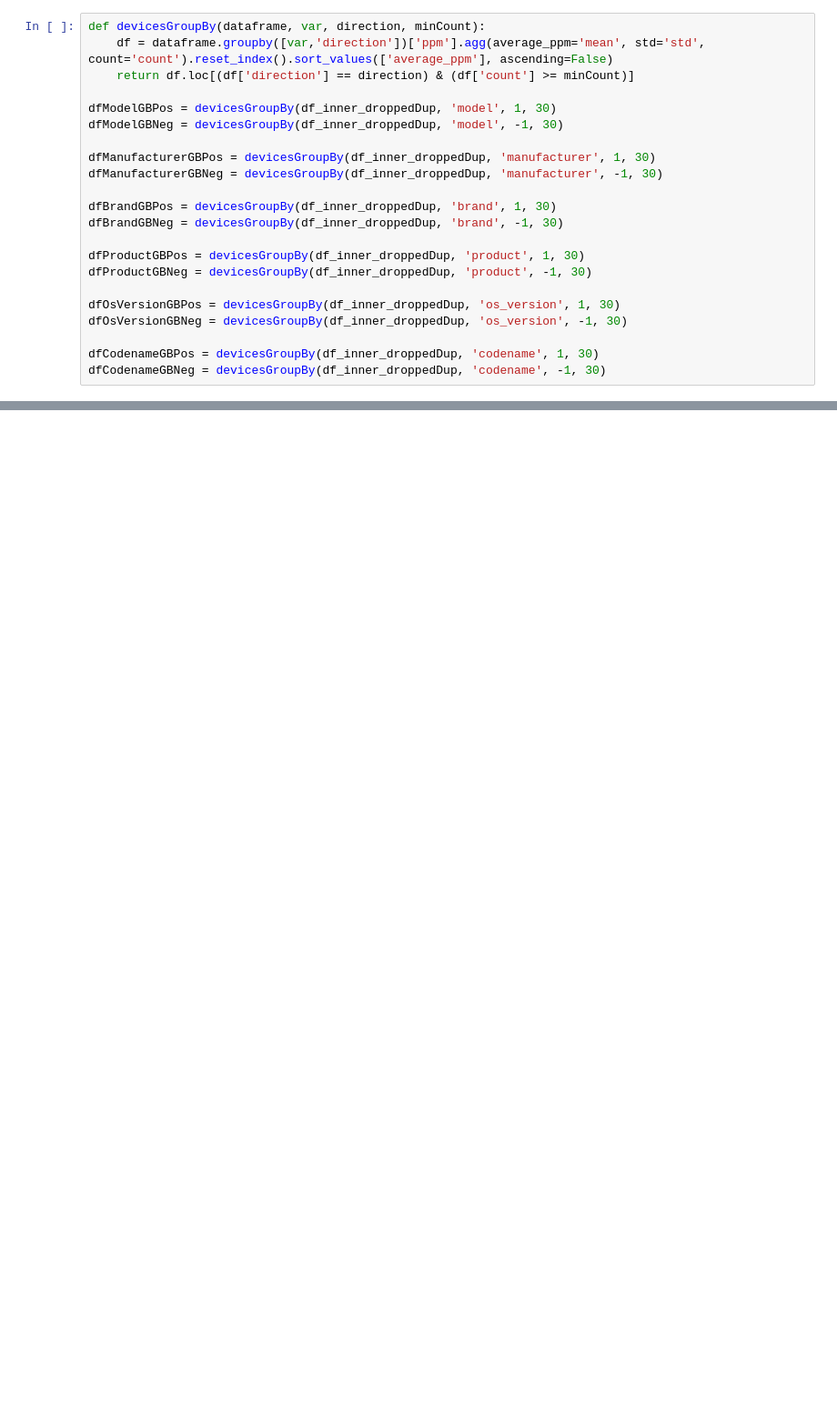
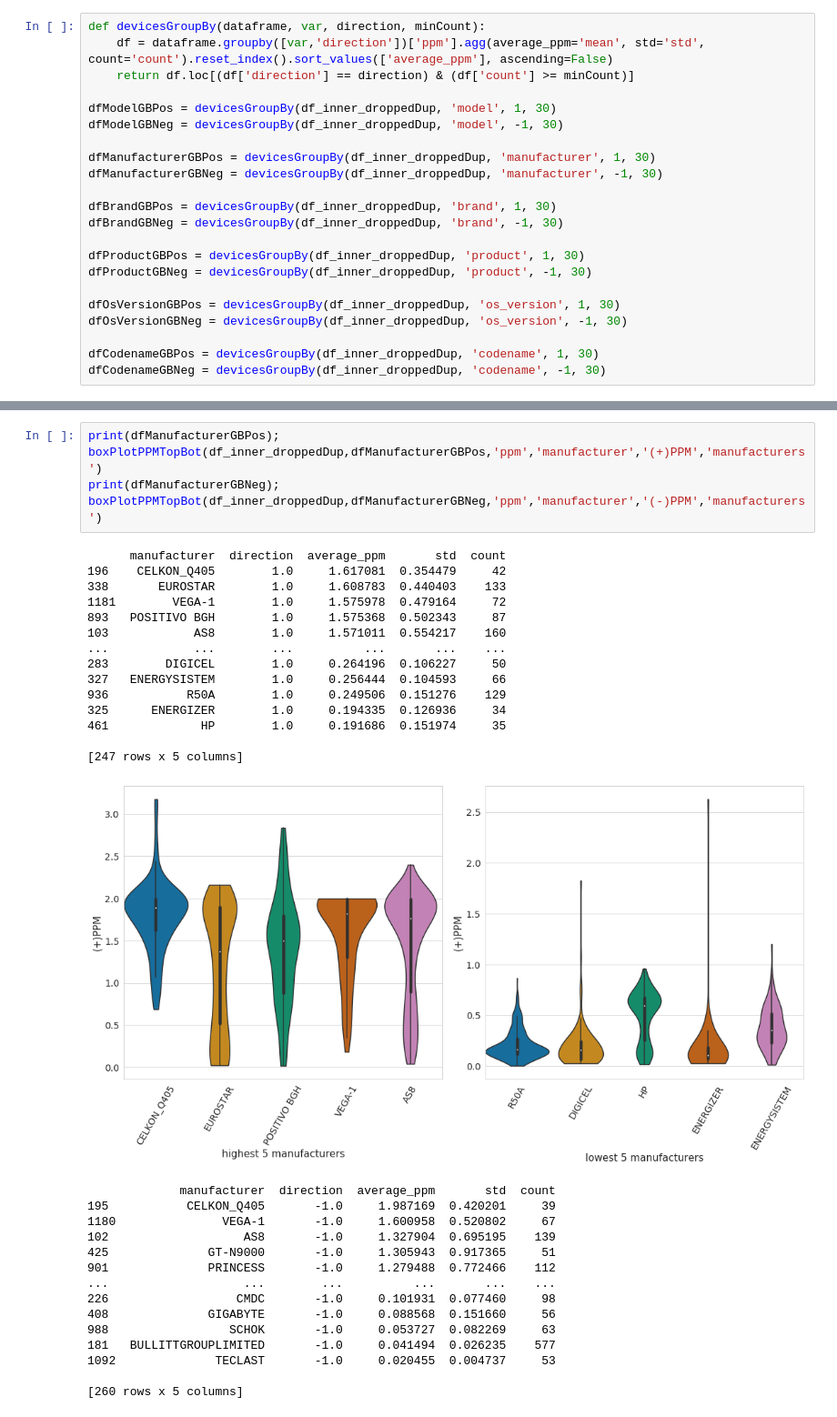
Before and after one commit to greenhub-project/notebooks, a Jupyter notebook: notebooks/QueryDevicesPPM.ipynb, the cells around one changed output, grey strips where cells are left out. Shown at 91% size. Cells and saved outputs as stored; diff of their text form; blank space fills up the shorter version.

```diff
--- a/notebooks/QueryDevicesPPM.ipynb
+++ b/notebooks/QueryDevicesPPM.ipynb
@@ -294,0 +185,35 @@ print(dfCodenameGBPos); print(dfCodenameGBNeg)
+# %%
+print(dfManufacturerGBPos);
+boxPlotPPMTopBot(df_inner_droppedDup,dfManufacturerGBPos,'ppm','manufacturer','(+)PPM','manufacturers')
+print(dfManufacturerGBNeg);
+boxPlotPPMTopBot(df_inner_droppedDup,dfManufacturerGBNeg,'ppm','manufacturer','(-)PPM','manufacturers')
+# %% [output]
+      manufacturer  direction  average_ppm       std  count
+196    CELKON_Q405        1.0     1.617081  0.354479     42
+338       EUROSTAR        1.0     1.608783  0.440403    133
+1181        VEGA-1        1.0     1.575978  0.479164     72
+893   POSITIVO BGH        1.0     1.575368  0.502343     87
+103            AS8        1.0     1.571011  0.554217    160
+...            ...        ...          ...       ...    ...
+283        DIGICEL        1.0     0.264196  0.106227     50
+327   ENERGYSISTEM        1.0     0.256444  0.104593     66
+936           R50A        1.0     0.249506  0.151276    129
+325      ENERGIZER        1.0     0.194335  0.126936     34
+461             HP        1.0     0.191686  0.151974     35
+
+[247 rows x 5 columns]
+[figure, added]
+             manufacturer  direction  average_ppm       std  count
+195           CELKON_Q405       -1.0     1.987169  0.420201     39
+1180               VEGA-1       -1.0     1.600958  0.520802     67
+102                   AS8       -1.0     1.327904  0.695195    139
+425              GT-N9000       -1.0     1.305943  0.917365     51
+901              PRINCESS       -1.0     1.279488  0.772466    112
+...                   ...        ...          ...       ...    ...
+226                  CMDC       -1.0     0.101931  0.077460     98
+408              GIGABYTE       -1.0     0.088568  0.151660     56
+988                 SCHOK       -1.0     0.053727  0.082269     63
+181   BULLITTGROUPLIMITED       -1.0     0.041494  0.026235    577
+1092              TECLAST       -1.0     0.020455  0.004737     53
+
+[260 rows x 5 columns]
```
Also changed, not shown: parts of 17 cells of this notebook, 17 other files.
